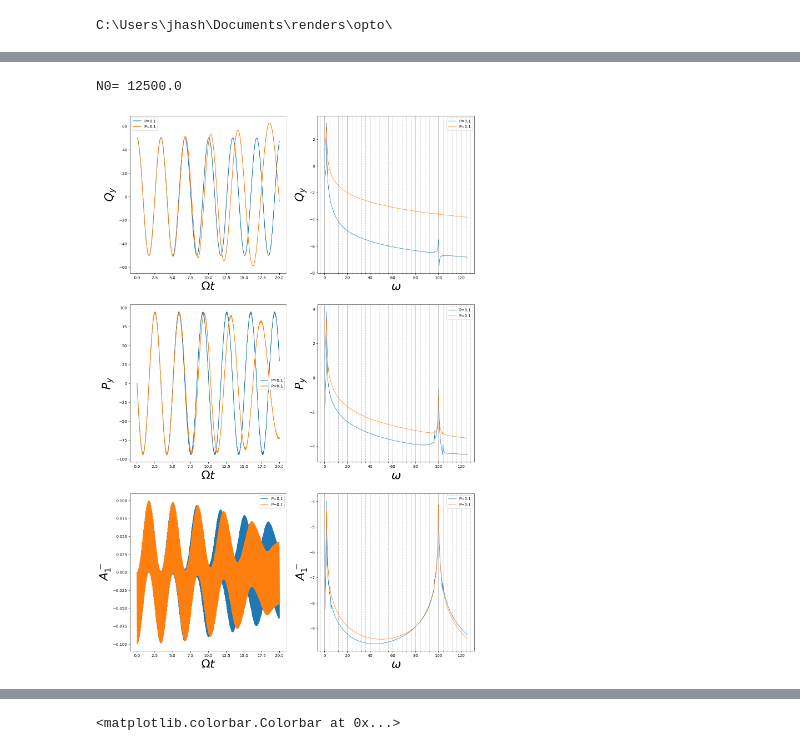
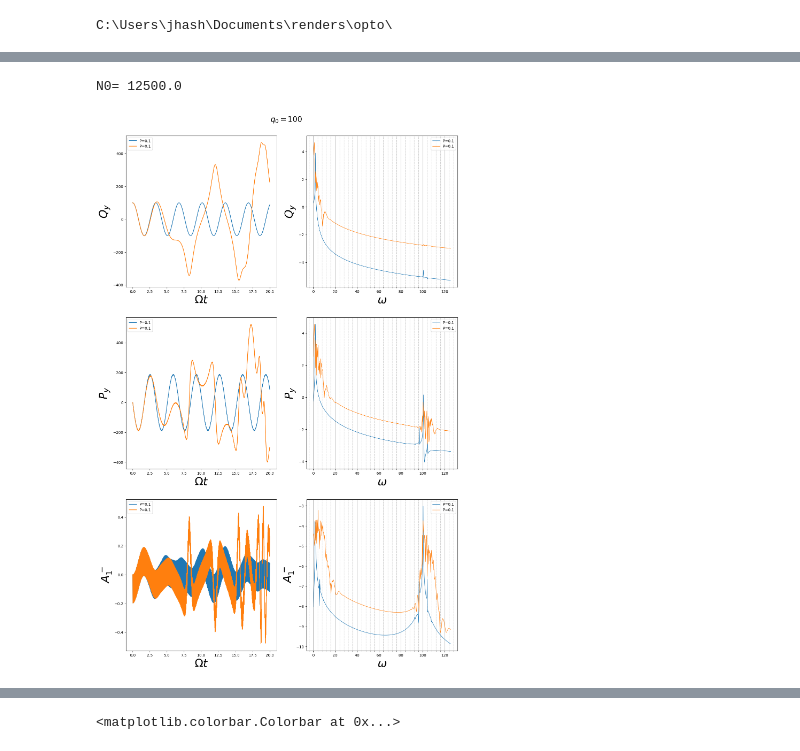
Before and after one commit to Satyamjha2/Optomechanics, a Jupyter notebook: NM_non_linear_v3.ipynb, the cells around one changed output, grey strips where cells are left out. Drawn from its saved outputs; the diff is of its cells as text; code cells hidden in the pictures.

Commit message:
plots updated

```diff
--- a/NM_non_linear_v3.ipynb
+++ b/NM_non_linear_v3.ipynb
@@ -47,7 +47,7 @@ def evol_mat(delta,g,N0,q0):
     return M
 
 def real_ODE(t,z,g_z1,g_y,del_omega,N0):
-    q_z,p_z,q_y,p_y,A0_p,A0_m,A1_p,A1_m,E_opt_0,E_opt_1,E_mech_z,E_mech_y,E_c=z
+    q_z,p_z,q_y,p_y,A0_p,A0_m,A1_p,A1_m=z
 
     sigma_m=2*(A1_p*A0_m-A1_m*(A0_p+1))
     q_y_dot=p_y
@@ -60,17 +60,11 @@ def real_ODE(t,z,g_z1,g_y,del_omega,N0):
     A0_p_dot=g_y*q_y*A1_p/2
     A0_m_dot=g_y*q_y*A1_m/2
 
-    E_c_dot=2*N0*(A0_p_dot*(A0_p+1)+A0_m_dot*A0_m)*(-g_z1*q_z)+g_y*q_y*N0*(A1_p_dot*A0_m+A1_p*A0_m_dot-A1_m_dot*(A0_p+1)-A1_m*A0_p_dot)-N0*g_z1*(2*A0_p+A0_p**2+A0_m**2)*q_z_dot+g_y*q_y_dot*N0*(A1_p*A0_m-A1_m*(A0_p+1))
-    E_mech_dot=(q_y*q_y_dot+p_y*p_y_dot+q_z*q_z_dot+p_z*p_z_dot)/2
-    E_mech_z_dot=(q_z*q_z_dot+p_z*p_z_dot)/2
-    E_mech_y_dot=(q_y*q_y_dot+p_y*p_y_dot)/2
-    E_opt_0_dot=2*N0*(A0_p_dot*(A0_p+1)+A0_m_dot*A0_m)*omega_0
-    E_opt_1_dot=N0*(A1_p_dot*A1_p+A1_m_dot*A1_m)*omega_1
-    x_list=[q_z_dot,p_z_dot,q_y_dot,p_y_dot,A0_p_dot,A0_m_dot,A1_p_dot,A1_m_dot,E_opt_0_dot,E_opt_1_dot,E_mech_z_dot,E_mech_y_dot,E_c_dot]
+    x_list=[q_z_dot,p_z_dot,q_y_dot,p_y_dot,A0_p_dot,A0_m_dot,A1_p_dot,A1_m_dot]
     return x_list
 
 def real_ODE2(t,z,g_z1,g_y,del_omega,N0):
-    q_z,p_z,q_y,p_y,A0_p,A0_m,A1_p,A1_m,E_opt_0,E_opt_1,E_mech_z,E_mech_y,E_c=z
+    q_z,p_z,q_y,p_y,A0_p,A0_m,A1_p,A1_m=z
 
     sigma_m=-2*A1_m
     q_y_dot=p_y
@@ -83,25 +77,19 @@ def real_ODE2(t,z,g_z1,g_y,del_omega,N0):
     A0_p_dot=g_y*q_y*A1_p/2
     A0_m_dot=g_y*q_y*A1_m/2
 
-    E_c_dot=2*N0*(A0_p_dot*(A0_p+1)+A0_m_dot*A0_m)*(-g_z1*q_z)+g_y*q_y*N0*(A1_p_dot*A0_m+A1_p*A0_m_dot-A1_m_dot*(A0_p+1)-A1_m*A0_p_dot)-N0*g_z1*(2*A0_p+A0_p**2+A0_m**2)*q_z_dot+g_y*q_y_dot*N0*(A1_p*A0_m-A1_m*(A0_p+1))
-    E_mech_dot=(q_y*q_y_dot+p_y*p_y_dot+q_z*q_z_dot+p_z*p_z_dot)/2
-    E_mech_z_dot=(q_z*q_z_dot+p_z*p_z_dot)/2
-    E_mech_y_dot=(q_y*q_y_dot+p_y*p_y_dot)/2
-    E_opt_0_dot=2*N0*(A0_p_dot*(A0_p+1)+A0_m_dot*A0_m)*omega_0
-    E_opt_1_dot=N0*(A1_p_dot*A1_p+A1_m_dot*A1_m)*omega_1
-    x_list=[q_z_dot,p_z_dot,q_y_dot,p_y_dot,A0_p_dot,A0_m_dot,A1_p_dot,A1_m_dot,E_opt_0_dot,E_opt_1_dot,E_mech_z_dot,E_mech_y_dot,E_c_dot]
+    x_list=[q_z_dot,p_z_dot,q_y_dot,p_y_dot,A0_p_dot,A0_m_dot,A1_p_dot,A1_m_dot]
     return x_list
 
 
-def real_evolve(z0,tf,param_list,N_step=300,method="DOP853",f=real_ODE):
+def real_evolve(z0,tf,param_list,N_step=300,method="DOP853",f=real_ODE,rtol = 1e-8, atol = 1e-10):
     t = np.linspace(0,tf,N_step)
     xx=solve_ivp(f, [0,tf],z0,args=param_list,dense_output=False,rtol = 1e-8, atol = 1e-10, t_eval=t,method=method)
     zz=xx.y
     sol=[]
-#     for i in range(np.shape(zz)[0]):
+    for i in range(np.shape(zz)[0]):
+        sol.append(np.real(zz[i]))
+#     for i in [2,3,7]:
 #         sol.append(np.real(zz[i]))
-    for i in [2,3,7]:
-        sol.append(np.real(zz[i]))
     return sol,t
 
 def reduced_ODE(t,z,g_z1,g_y,del_omega,N0):
@@ -132,7 +360,7 @@ label_list=["$Q_y$","$P_y$","$A_1^-$"]
 
 tf=2e1
 N_step=10000
-qy_0=50
+qy_0=100
 z_0=np.array([0,0,qy_0,0,0,0,0,0, N0*del_omega,0,0, qy_0**2/4,0],dtype=complex)  ### 0 mode excitation
 sf,ef=1,400
 om=2*np.pi*np.arange(N_step//2+1)[sf:ef]/tf
@@ -146,35 +374,35 @@ for P in (P_list):
 
     z_0=np.array([0,0,qy_0,0,0,0,0,0, N0*del_omega,0,0, qy_0**2/4,0],dtype=complex)  ### 0 mode excitation
     zz1,t=real_evolve(z_0,tf,param_list,N_step,f=real_ODE)
     zz2,t=real_evolve(z_0,tf,param_list,N_step,f=real_ODE2)
 
     for i in range(3):
         axs[i,0].plot(t,zz1[i],label="P={0}".format(P))
         axs[i,0].plot(t,zz2[i],label="P={0}".format(P))
         zff1=np.log(np.abs(np.fft.rfft(zz1[i]))/N_step)
         zff2=np.log(np.abs(np.fft.rfft(zz2[i]))/N_step)
 #         zff=(np.abs(np.fft.rfft(zz[i]))/N_step)
         axs[i,1].plot(om,zff1[sf:ef],label="P={0}".format(P),linewidth=1)
         axs[i,1].plot(om,zff2[sf:ef],label="P={0}".format(P),linewidth=1)
 
 for i in range(3):
     axs[i,0].set_ylabel(label_list[i],fontsize=30)
     axs[i,0].set_xlabel('$\Omega t$',fontsize=30)
     axs[i,0].legend()
 
     axs[i,1].set_ylabel(label_list[i],fontsize=30)
     axs[i,1].set_xlabel('$\omega$',fontsize=30)
     axs[i,1].legend()
     axs[i,1].xaxis.set_major_locator(plticker.MultipleLocator(20))
     axs[i,1].xaxis.set_minor_locator(plticker.MultipleLocator(4))
     axs[i,1].grid(axis = 'x',which="major")
     axs[i,1].grid(axis = 'x',which="minor", linestyle='--')
     #     axs[i//2,i%2].legend(fontsize=12)
-
+plt.suptitle("$q_0={0}$".format(qy_0),fontsize=20,y=0.91)
 plt.show()
 # %% [output]
 N0= 12500.0
-[figure, old version]
+[figure, new version]
 # %%
 g_z1=0############
 P_list=np.array([0.1]) ############### CRITICAL parameter
```
Also changed, not shown: parts of 10 cells of this notebook.
